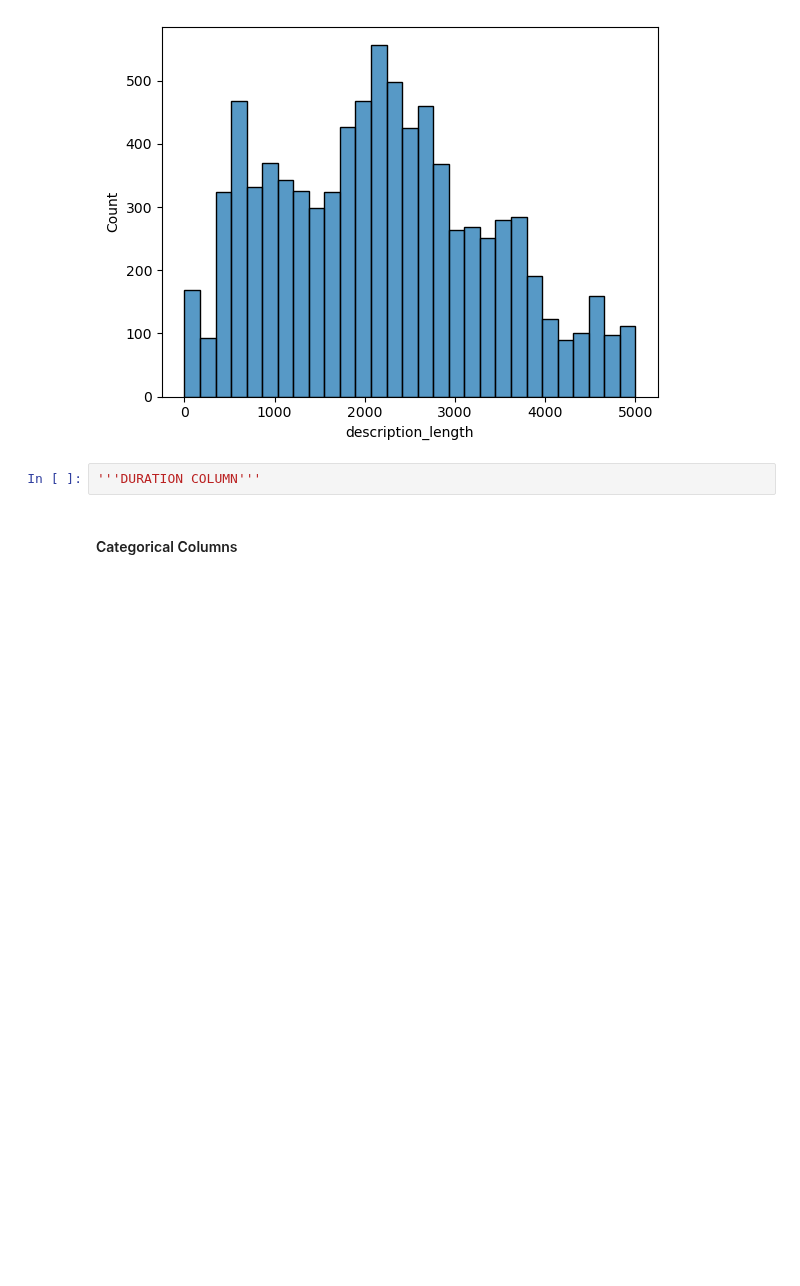
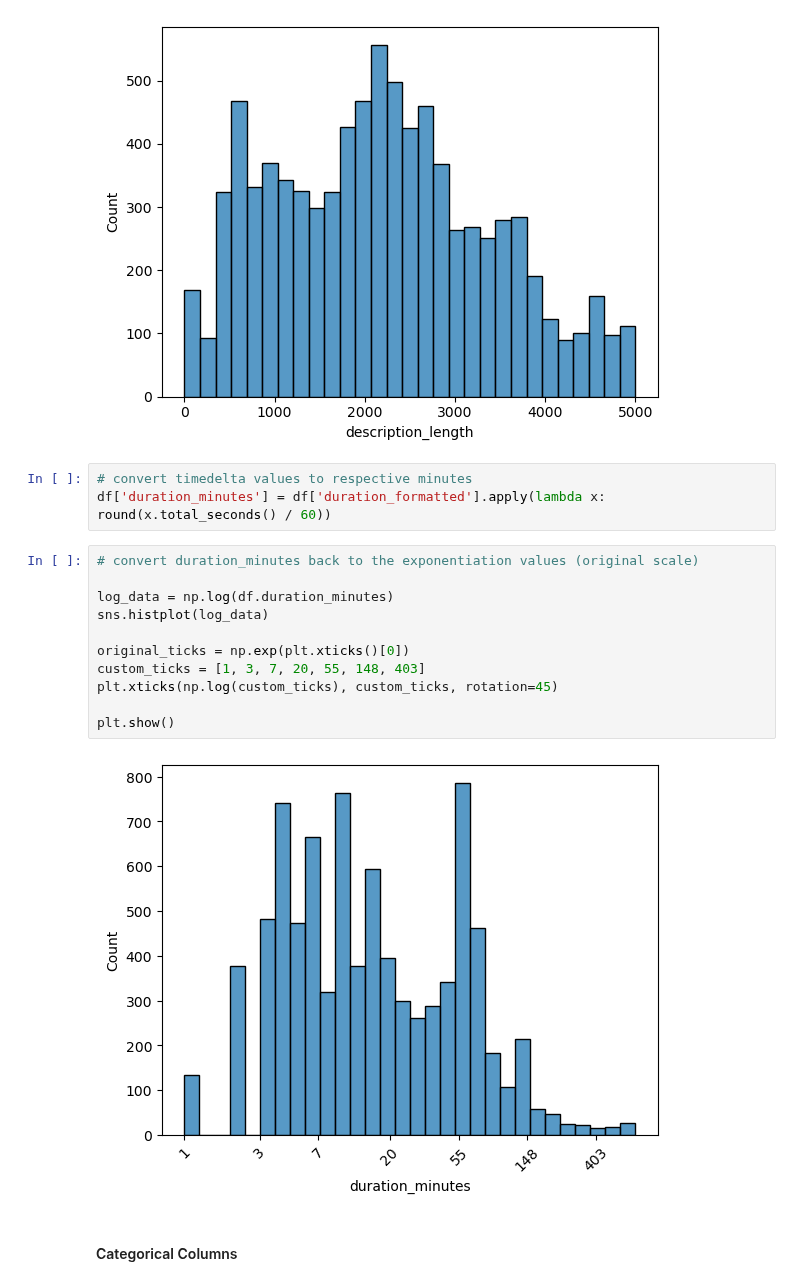
Before and after one commit to LHide14/YouTube-Analytics, a Jupyter notebook: Analytics_EDA.ipynb, the cells around one changed output. Cells and saved outputs as stored; diff of their text form; blank space fills up the shorter version.

Commit message:
duration and categorical columns analysed

```diff
--- a/Analytics_EDA.ipynb
+++ b/Analytics_EDA.ipynb
@@ -213,8 +213,22 @@ for column in columns_list:
 [figure]
 [figure]
 [figure]
-# %%
-'''DURATION COLUMN'''
+# %%
+# convert timedelta values to respective minutes
+df['duration_minutes'] = df['duration_formatted'].apply(lambda x: round(x.total_seconds() / 60))
+# %%
+# convert duration_minutes back to the exponentiation values (original scale)
+
+log_data = np.log(df.duration_minutes)
+sns.histplot(log_data)
+
+original_ticks = np.exp(plt.xticks()[0])
+custom_ticks = [1, 3, 7, 20, 55, 148, 403]
+plt.xticks(np.log(custom_ticks), custom_ticks, rotation=45)
+
+plt.show()
+# %% [output]
+[figure, added]
 # %% [markdown]
 #### Categorical Columns
 # %%
```
Also changed, not shown: parts of 9 cells of this notebook.
